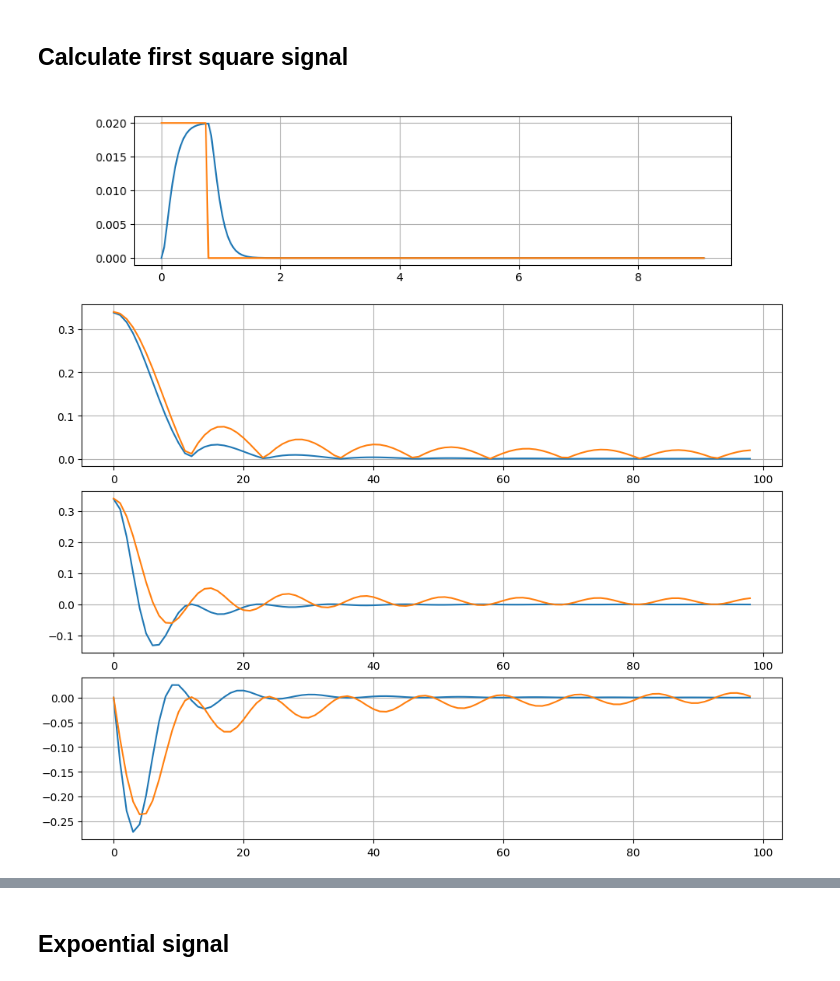
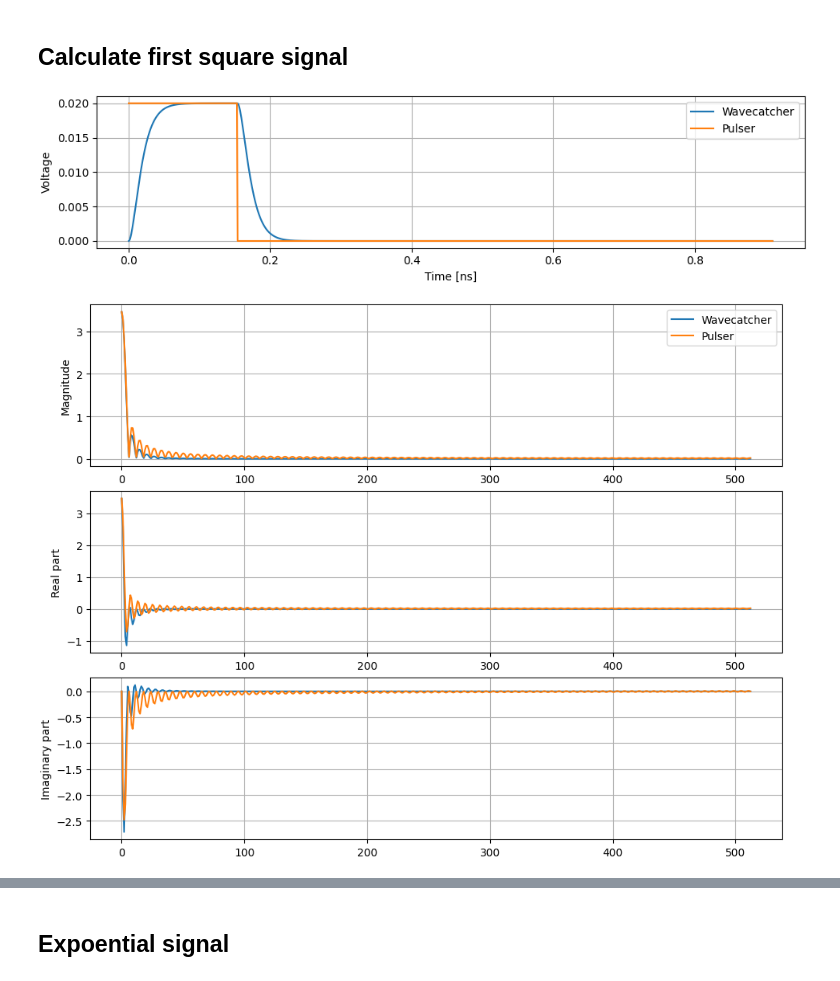
Before and after one commit to Denys-Klekots/GRAiNITA_testbeam, a Jupyter notebook: PSD/Fourrier_corrections_proof_of_concept/demonstration.ipynb, the cells around one changed output, grey strips where cells are left out. Drawn from its saved outputs; the diff is of its cells as text; code cells hidden in the pictures.

```diff
--- a/PSD/Fourrier_corrections_proof_of_concept/demonstration.ipynb
+++ b/PSD/Fourrier_corrections_proof_of_concept/demonstration.ipynb
@@ -53,59 +53,90 @@ def trueSig(t:np.ndarray, t0):
 
     return np.real(ans)
 # %%
-num_points = 197
+num_points = 1970
 
 t = np.linspace(0.0, 9.1e-10, num_points, dtype=np.float128)
 
 sample_rate = 9.1e-10/num_points
+
+num_of_comps = num_points
 # %% [markdown]
 ## Calculate first square signal
 # %%
-puls_width_1 = 17
+puls_width_1 = 170
+puls_width_2 = 411
+puls_width_3 = 230
 
 t0_1 = puls_width_1*sample_rate
+t0_2 = puls_width_2*sample_rate
+t0_3 = puls_width_3*sample_rate
+
+I_1         = calcSqSig(t, t0_1)
+I_1_true    = trueSig(t, t0_1)
+tr_I_1      = np.fft.rfft(I_1     )
+tr_I_1_true = np.fft.rfft(I_1_true)
+
+I_2         = calcSqSig(t, t0_2)
+I_2_true    = trueSig(t, t0_2)
+tr_I_2      = np.fft.rfft(I_2     )
+tr_I_2_true = np.fft.rfft(I_2_true)
+
+I_3         = calcSqSig(t, t0_3)
+I_3_true    = trueSig(t, t0_3)
+tr_I_3      = np.fft.rfft(I_3     )
+tr_I_3_true = np.fft.rfft(I_3_true)
+
+
+I_i         = np.vstack([I_1, I_2, I_3])
+I_i_true    = np.vstack([I_1_true, I_2_true, I_3_true])
+tr_I_i      = np.vstack([tr_I_1, tr_I_2, tr_I_3])
+tr_I_i_true = np.vstack([tr_I_1_true, tr_I_2_true, tr_I_3_true])
+
+
+## #### #### #### #### #### #### #### #### ##
+##  display one of the ground truth signal ##
+## #### #### #### #### #### #### #### #### ##
+
+# Number of signal to display
+signal_num = 2
 
 ## #### #### #### ####
 ##  direct signals  ##
 ## #### #### #### ####
 
-I_1 = calcSqSig(t, t0_1)
-
-plt.figure(figsize=(6.4*3/2, 4.8/2))
-plt.plot(t, np.real(I_1))
-
-# I0 = U0/(R + R_l)
-# plt.plot([0,0, t0, t0, t[-1], t[-1]], [0, I0, I0, 0, 0, 0])
-I_1_true = trueSig(t, t0_1)
-plt.plot(t, I_1_true)
-
+plt.figure(figsize=(6.4*3/2, 4.8/2), constrained_layout=True)
+plt.plot(t*1e9, np.real(I_i[signal_num,:]), label="Wavecatcher")
+plt.plot(t*1e9, I_i_true[signal_num,:], label="Pulser")
 plt.grid()
+plt.xlabel("Time [ns]")
+plt.ylabel("Voltage")
+plt.legend()
 
 ### #### #### #### ####
 ##  fourrier images  ##
 ### #### #### #### ####
 
-num_of_comps = 120
-
-tr_I_1      = np.fft.rfft(I_1     )
-tr_I_1_true = np.fft.rfft(I_1_true)
 
 plt.figure(figsize=(6.4*3/2, 4.8*3/2), constrained_layout=True)
 
 plt.subplot(3,1,1)
-plt.plot(np.abs(tr_I_1     )[:num_of_comps])
-plt.plot(np.abs(tr_I_1_true)[:num_of_comps])
+plt.plot(np.abs(tr_I_i[signal_num,:]     )[:num_of_comps], label="Wavecatcher")
+plt.plot(np.abs(tr_I_i_true[signal_num,:])[:num_of_comps], label="Pulser"     )
+plt.legend()
+plt.ylabel("Magnitude")
 plt.grid()
 
 plt.subplot(3,1,2)
-plt.plot(np.real(tr_I_1     )[:num_of_comps])
-plt.plot(np.real(tr_I_1_true)[:num_of_comps])
+plt.plot(np.real(tr_I_i[signal_num,:]     )[:num_of_comps])
+plt.plot(np.real(tr_I_i_true[signal_num,:])[:num_of_comps])
+plt.ylabel("Real part")
 plt.grid()
 
 plt.subplot(3,1,3)
-plt.plot(np.imag(tr_I_1     )[:num_of_comps])
-plt.plot(np.imag(tr_I_1_true)[:num_of_comps])
+plt.plot(np.imag(tr_I_i[signal_num,:]     )[:num_of_comps])
+plt.plot(np.imag(tr_I_i_true[signal_num,:])[:num_of_comps])
+plt.ylabel("Imaginary part")
 plt.grid()
 # %% [output]
-[figure, old version]
+[figure, new version]
-[figure, old version]
+[figure, new version]
```
Also changed, not shown: parts of 11 cells of this notebook.
